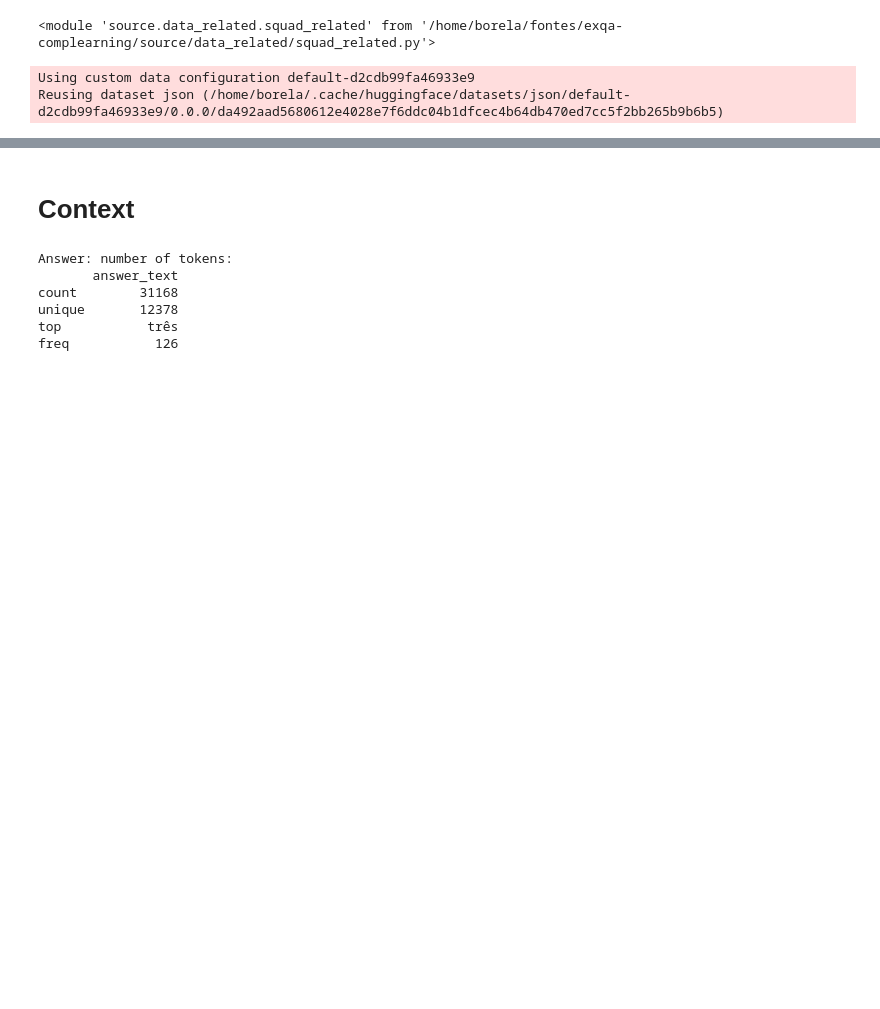
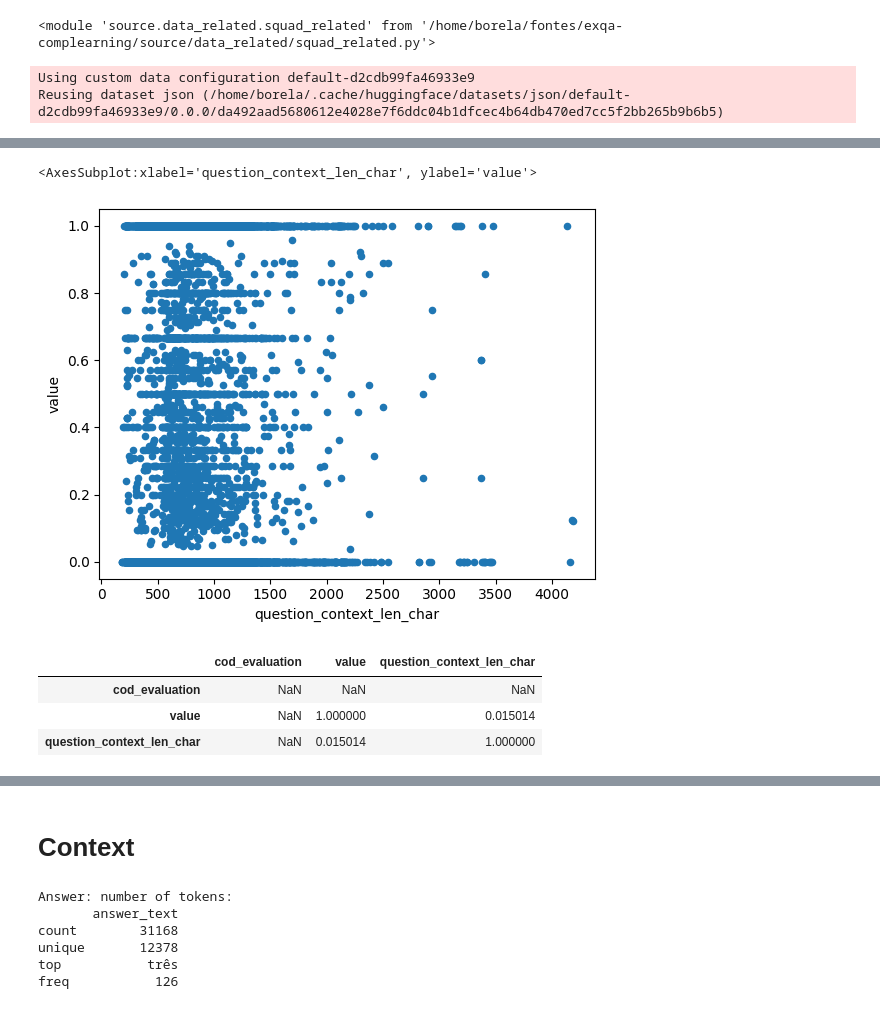
Before and after one commit to marcusborela/exqa-complearning, a Jupyter notebook: source/data_related/explore_dataset_format.ipynb, the cells around one changed output, grey strips where cells are left out. Drawn from its saved outputs; the diff is of its cells as text; code cells hidden in the pictures; blank space fills up the shorter version.

```diff
--- a/source/data_related/explore_dataset_format.ipynb
+++ b/source/data_related/explore_dataset_format.ipynb
@@ -38,0 +132,13 @@ vdataset.dataset[0]
+# %%
+df_alvo = df_eval_per_question_qtd_char.query('cod_evaluation==18 and cod_metric=="F1"')
+df_alvo.plot(kind='scatter',x='question_context_len_char', y='value')
+# %% [output]
+<AxesSubplot:xlabel='question_context_len_char', ylabel='value'>
+[figure, added]
+# %%
+df_alvo.corr()
+# %% [output]
+|  | cod_evaluation | value | question_context_len_char |
+| cod_evaluation | NaN | NaN | NaN |
+| value | NaN | 1.000000 | 0.015014 |
+| question_context_len_char | NaN | 0.015014 | 1.000000 |
```
Also changed, not shown: parts of 33 cells of this notebook, 7 other files.
